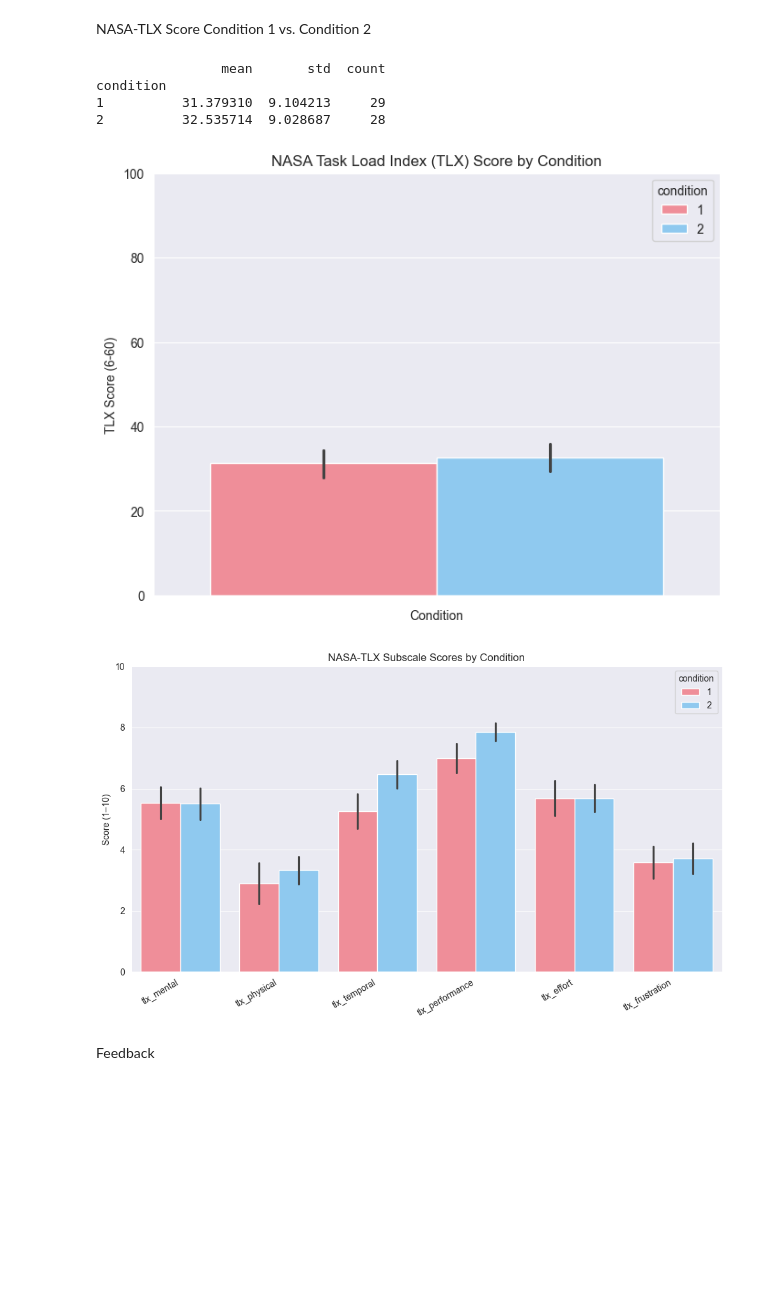
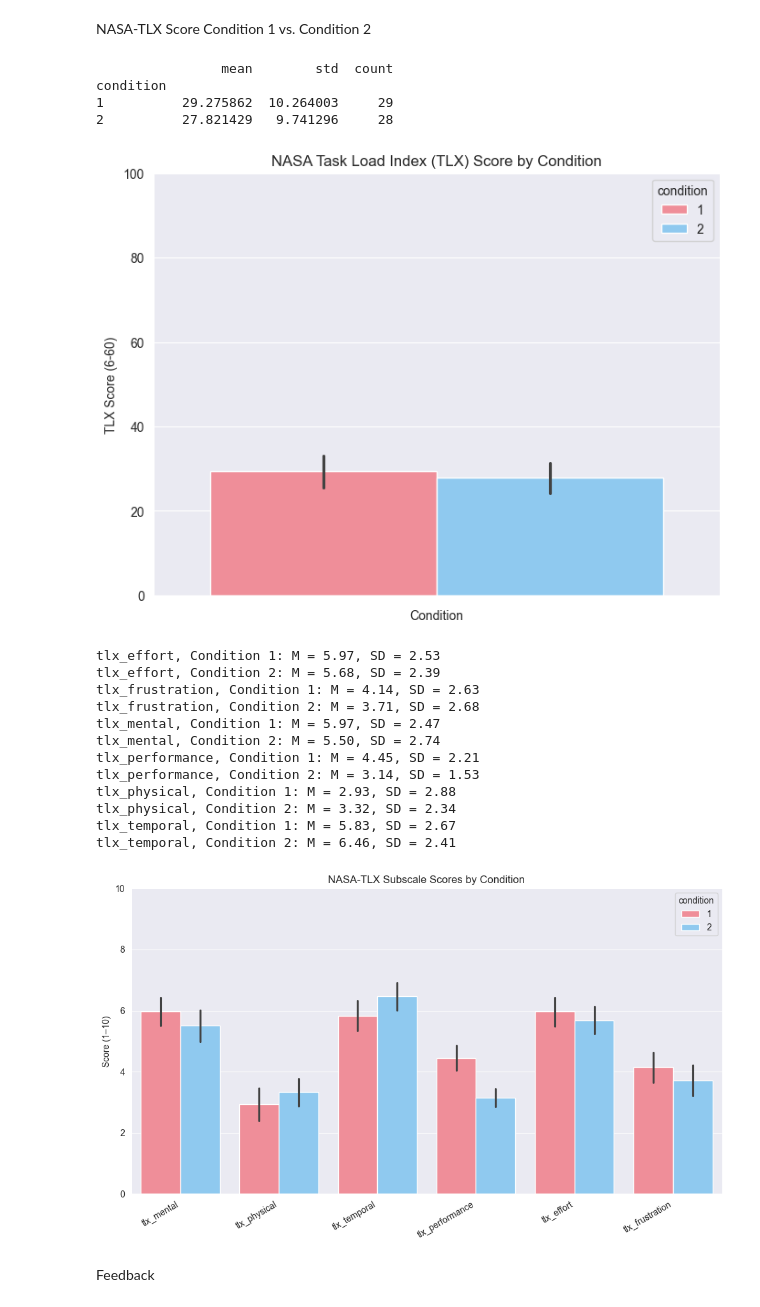
Before and after one commit to pinkstegosaurus99/plot_visualization, a Jupyter notebook: plotting.ipynb, the cells around one changed output. Saved outputs shown, nothing was run; the diff lists cells and outputs as text; code cells hidden in the pictures; blank space fills up the shorter version.

```diff
--- a/plotting.ipynb
+++ b/plotting.ipynb
@@ -1297,10 +1297,34 @@ plt.show()
 [figure]
 # %% [markdown]
 NASA-TLX Score Condition 1 vs. Condition 2
+# %%
+tlx_cols = ['tlx_mental', 'tlx_physical', 'tlx_temporal',
+            'tlx_performance', 'tlx_effort', 'tlx_frustration']
+
+# 1) Read integer component from "1 - foo" format
+tlx_numeric = full_data[tlx_cols].apply(
+    lambda col: col.astype(str).str.split(" - ").str[0].astype(int)
+)
+
+# 2) Invert performance
+tlx_numeric['tlx_performance'] = 11 - tlx_numeric['tlx_performance']
+
+# 3) Add corrected score
+full_data['tlx_score'] = tlx_numeric.sum(axis=1)
+
+# For debugging/permanence:
+full_data['tlx_performance_corrected'] = tlx_numeric['tlx_performance']
 # %%
 # NASA-TLX Score Overall vs. Condition 1 vs. Condition 2
 tlx_cols = ['tlx_mental', 'tlx_physical', 'tlx_temporal', 'tlx_performance', 'tlx_effort', 'tlx_frustration']
-full_data['tlx_score'] = full_data[tlx_cols].apply(lambda x: x.str.split(' - ').str[0].astype(int)).sum(axis=1)
+full_data['tlx_score'] = (
+    full_data['tlx_mental'].str.split(" - ").str[0].astype(int)
+  + full_data['tlx_physical'].str.split(" - ").str[0].astype(int)
+  + full_data['tlx_temporal'].str.split(" - ").str[0].astype(int)
+  + (11 - full_data['tlx_performance'].str.split(" - ").str[0].astype(int))
+  + full_data['tlx_effort'].str.split(" - ").str[0].astype(int)
+  + full_data['tlx_frustration'].str.split(" - ").str[0].astype(int)
+)
 
 group_stats = full_data.groupby('condition')['tlx_score'].agg(['mean', 'std', 'count'])
 print(group_stats)
@@ -1315,17 +1339,12 @@ plt.ylim(0, 100)
 plt.savefig('images/tlx_score_comparison.png', dpi=150)
 plt.show()
 # %% [output]
-                mean       std  count
+                mean        std  count
 condition
-1          31.379310  9.104213     29
-2          32.535714  9.028687     28
+1          29.275862  10.264003     29
+2          27.821429   9.741296     28
-[figure, old version]
+[figure, new version]
 # %%
-tlx_cols = [
-    'tlx_mental', 'tlx_physical', 'tlx_temporal',
-    'tlx_performance', 'tlx_effort', 'tlx_frustration'
-]
-
 tlx_long = full_data.melt(
     id_vars="condition",
     value_vars=tlx_cols,
@@ -1339,34 +1358,56 @@ tlx_long["score"] = (
     .str.split(" - ").str[0]
     .astype(float)
 )
+
+# 4) Fix performance after melt
+tlx_long.loc[tlx_long["dimension"] == "tlx_performance", "score"] = 11 - tlx_long.loc[tlx_long["dimension"] == "tlx_performance", "score"]
 # %%
 plt.figure(figsize=(10, 6))
 
 ax = sns.barplot(
     data=tlx_long,
     x="dimension",
     y="score",
     hue="condition",
     palette=colours[:2],
     errorbar="se"
 )
 
 ax.set_title("NASA-TLX Subscale Scores by Condition")
 ax.set_xlabel("")
 ax.set_ylabel("Score (1–10)")
 ax.set_ylim(0, 10)
 
 plt.xticks(rotation=30, ha="right")
 
 # clean look
 ax.spines['top'].set_visible(False)
 ax.spines['right'].set_visible(False)
 
 plt.tight_layout()
 plt.savefig('images/tlx_subscales_barplot.png', dpi=150)
+
+for (dimension, condition), group in tlx_long.groupby(['dimension', 'condition']):
+    mean = group['score'].mean()
+    std = group['score'].std()
+
+    print(f"{dimension}, Condition {condition}: M = {mean:.2f}, SD = {std:.2f}")
+
 plt.show()
 # %% [output]
+tlx_effort, Condition 1: M = 5.97, SD = 2.53
+tlx_effort, Condition 2: M = 5.68, SD = 2.39
+tlx_frustration, Condition 1: M = 4.14, SD = 2.63
+tlx_frustration, Condition 2: M = 3.71, SD = 2.68
+tlx_mental, Condition 1: M = 5.97, SD = 2.47
+tlx_mental, Condition 2: M = 5.50, SD = 2.74
+tlx_performance, Condition 1: M = 4.45, SD = 2.21
+tlx_performance, Condition 2: M = 3.14, SD = 1.53
+tlx_physical, Condition 1: M = 2.93, SD = 2.88
+tlx_physical, Condition 2: M = 3.32, SD = 2.34
+tlx_temporal, Condition 1: M = 5.83, SD = 2.67
+tlx_temporal, Condition 2: M = 6.46, SD = 2.41
-[figure, old version]
+[figure, new version]
 # %% [markdown]
 Feedback
 # %%
```
Also changed, not shown: parts of 6 cells of this notebook.
